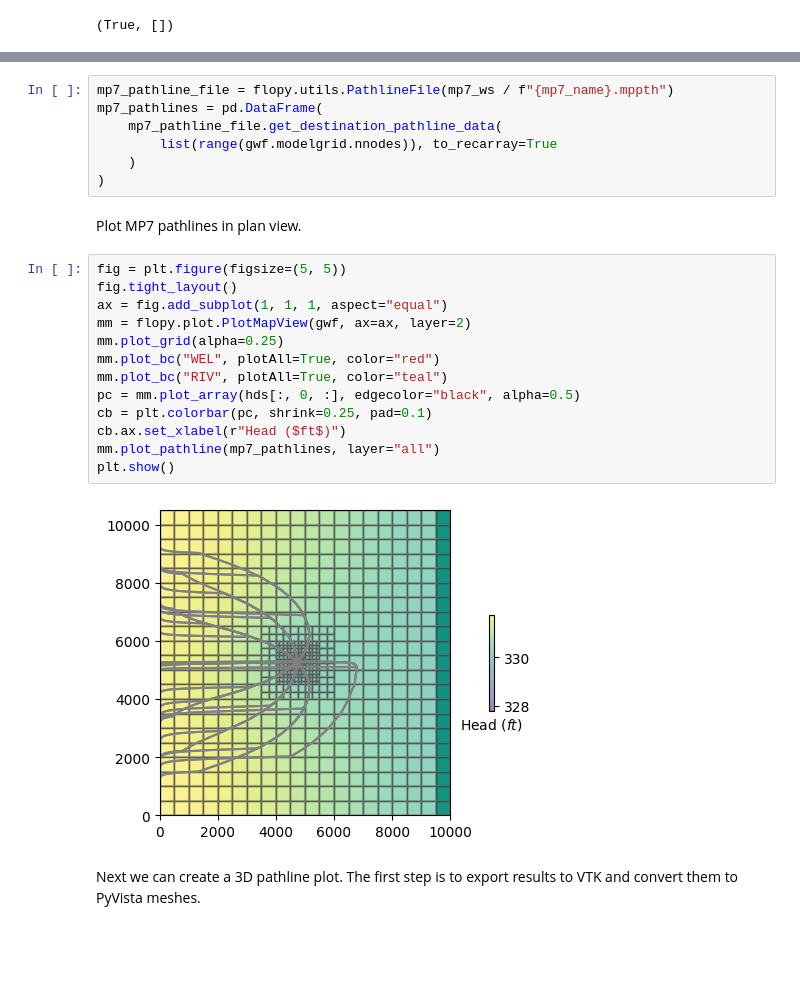
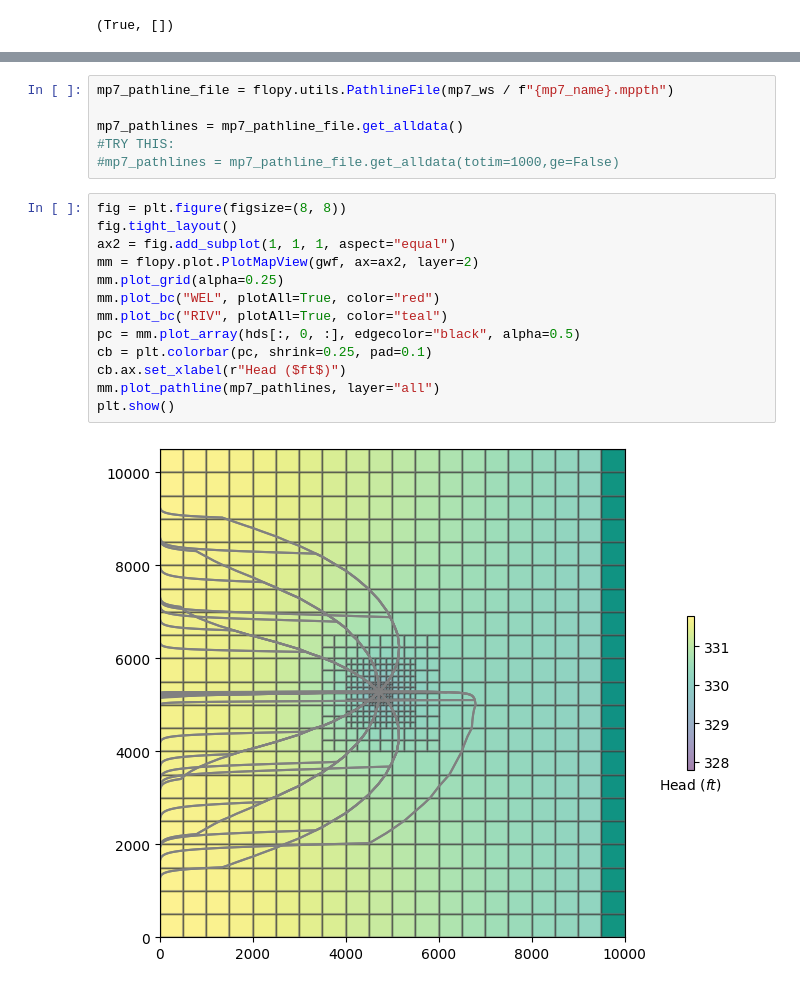
Before and after one commit to wischydro-cardiff/GWFlow-Modeling-Activities, a Jupyter notebook: 16_Particle_Tracking_MP7.ipynb, the cells around one changed output, grey strips where cells are left out. Drawn from its saved outputs; the diff is of its cells as text; blank space fills up the shorter version.

```diff
--- a/16_Particle_Tracking_MP7.ipynb
+++ b/16_Particle_Tracking_MP7.ipynb
@@ -407,26 +406,21 @@ Load pathlines from the MP7 pathline output file.
 # %%
 mp7_pathline_file = flopy.utils.PathlineFile(mp7_ws / f"{mp7_name}.mppth")
-mp7_pathlines = pd.DataFrame(
-    mp7_pathline_file.get_destination_pathline_data(
-        list(range(gwf.modelgrid.nnodes)), to_recarray=True
-    )
-)
+
+mp7_pathlines = mp7_pathline_file.get_alldata()
+#TRY THIS:
+#mp7_pathlines = mp7_pathline_file.get_alldata(totim=1000,ge=False)
-# %% [markdown]
-Plot MP7 pathlines in plan view.
 # %%
-fig = plt.figure(figsize=(5, 5))
+fig = plt.figure(figsize=(8, 8))
 fig.tight_layout()
-ax = fig.add_subplot(1, 1, 1, aspect="equal")
-mm = flopy.plot.PlotMapView(gwf, ax=ax, layer=2)
+ax2 = fig.add_subplot(1, 1, 1, aspect="equal")
+mm = flopy.plot.PlotMapView(gwf, ax=ax2, layer=2)
 mm.plot_grid(alpha=0.25)
 mm.plot_bc("WEL", plotAll=True, color="red")
 mm.plot_bc("RIV", plotAll=True, color="teal")
 pc = mm.plot_array(hds[:, 0, :], edgecolor="black", alpha=0.5)
 cb = plt.colorbar(pc, shrink=0.25, pad=0.1)
 cb.ax.set_xlabel(r"Head ($ft$)")
 mm.plot_pathline(mp7_pathlines, layer="all")
 plt.show()
 # %% [output]
-[figure, old version]
+[figure, new version]
-# %% [markdown]
-Next we can create a 3D pathline plot. The first step is to export results to VTK and convert them to PyVista meshes.
```
Also changed, not shown: parts of 73 cells of this notebook.
